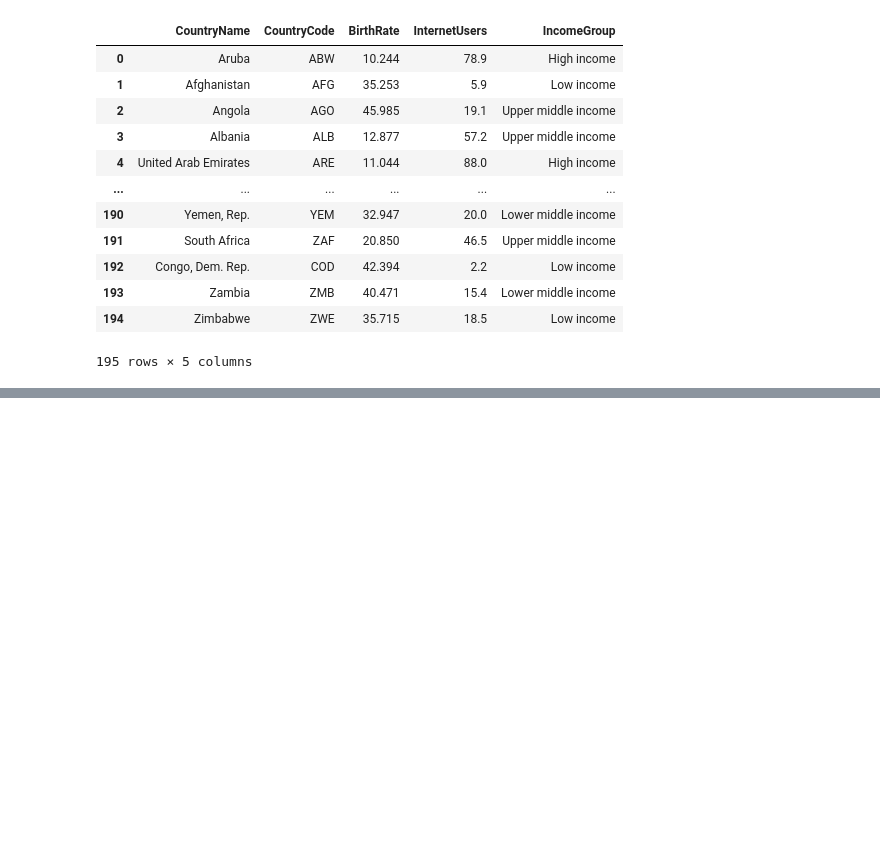
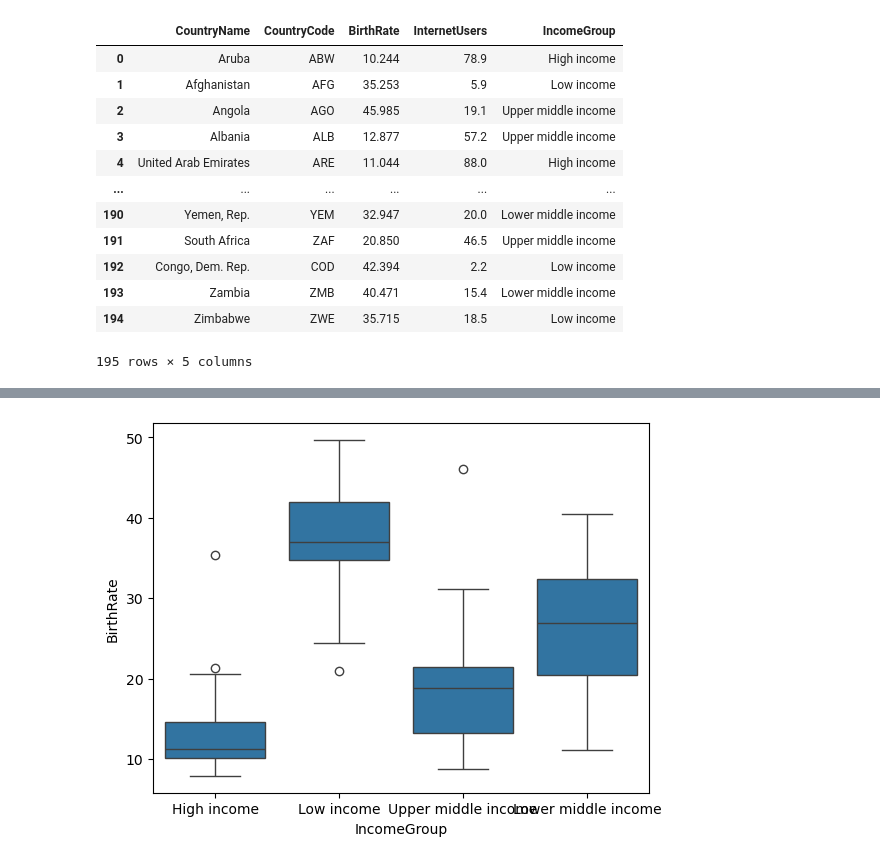
Before and after one commit to mayurkamane19/Numpy, a Jupyter notebook: pandas workshop.ipynb, the cells around one changed output, grey strips where cells are left out. Saved outputs shown, nothing was run; the diff lists cells and outputs as text; code cells hidden in the pictures; blank space fills up the shorter version.

```diff
--- a/pandas workshop.ipynb
+++ b/pandas workshop.ipynb
@@ -340,0 +498,5 @@ stats[0:200]
+# %%
+vis4 = sns.boxplot(data=stats, x="IncomeGroup", y="BirthRate")
+plt.show()
+# %% [output]
+[figure, added]
```
Also changed, not shown: parts of 23 cells of this notebook.
